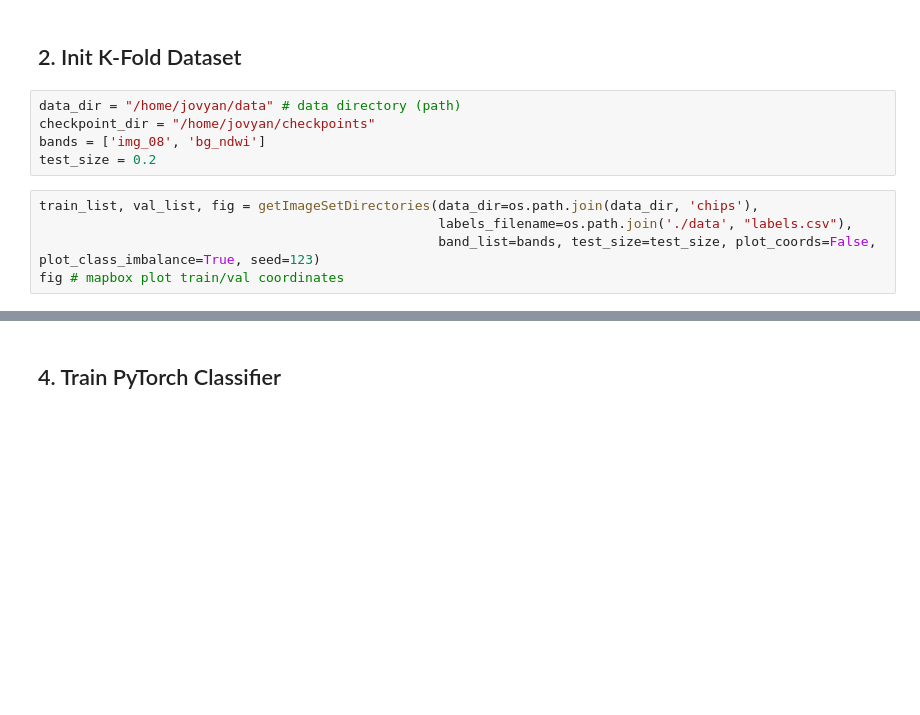
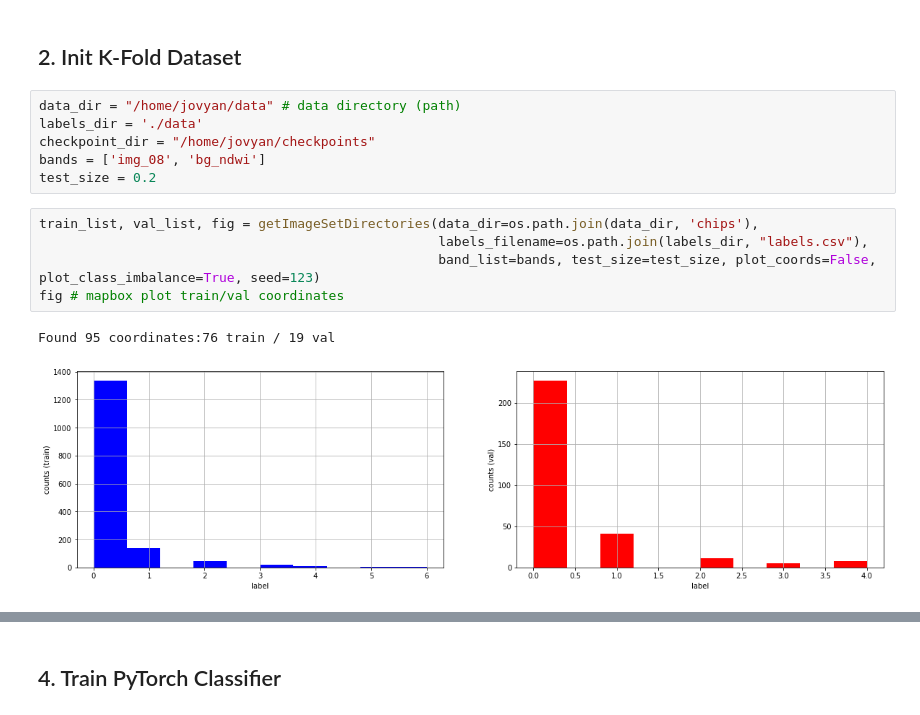
Before and after one commit to MichelDeudon/sentinel2-xcube-boat-detection, a Jupyter notebook: 2-Train.ipynb, the cells around one changed output, grey strips where cells are left out. Saved outputs shown, nothing was run; the diff lists cells and outputs as text; blank space fills up the shorter version.

```diff
--- a/2-Train.ipynb
+++ b/2-Train.ipynb
@@ -31,12 +33,16 @@ torch.cuda.is_available() # gpu support
 ## 2. Init K-Fold Dataset
 # %%
 data_dir = "/home/jovyan/data" # data directory (path)
+labels_dir = './data'
 checkpoint_dir = "/home/jovyan/checkpoints"
 bands = ['img_08', 'bg_ndwi']
 test_size = 0.2
 # %%
 train_list, val_list, fig = getImageSetDirectories(data_dir=os.path.join(data_dir, 'chips'),
-                                                   labels_filename=os.path.join('./data', "labels.csv"),
+                                                   labels_filename=os.path.join(labels_dir, "labels.csv"),
                                                    band_list=bands, test_size=test_size, plot_coords=False, plot_class_imbalance=True, seed=123)
 fig # mapbox plot train/val coordinates
+# %% [output]
+Found 95 coordinates:76 train / 19 val
+[figure, added]
 # %%
```
Also changed, not shown: parts of 8 cells of this notebook, 1 other file.
